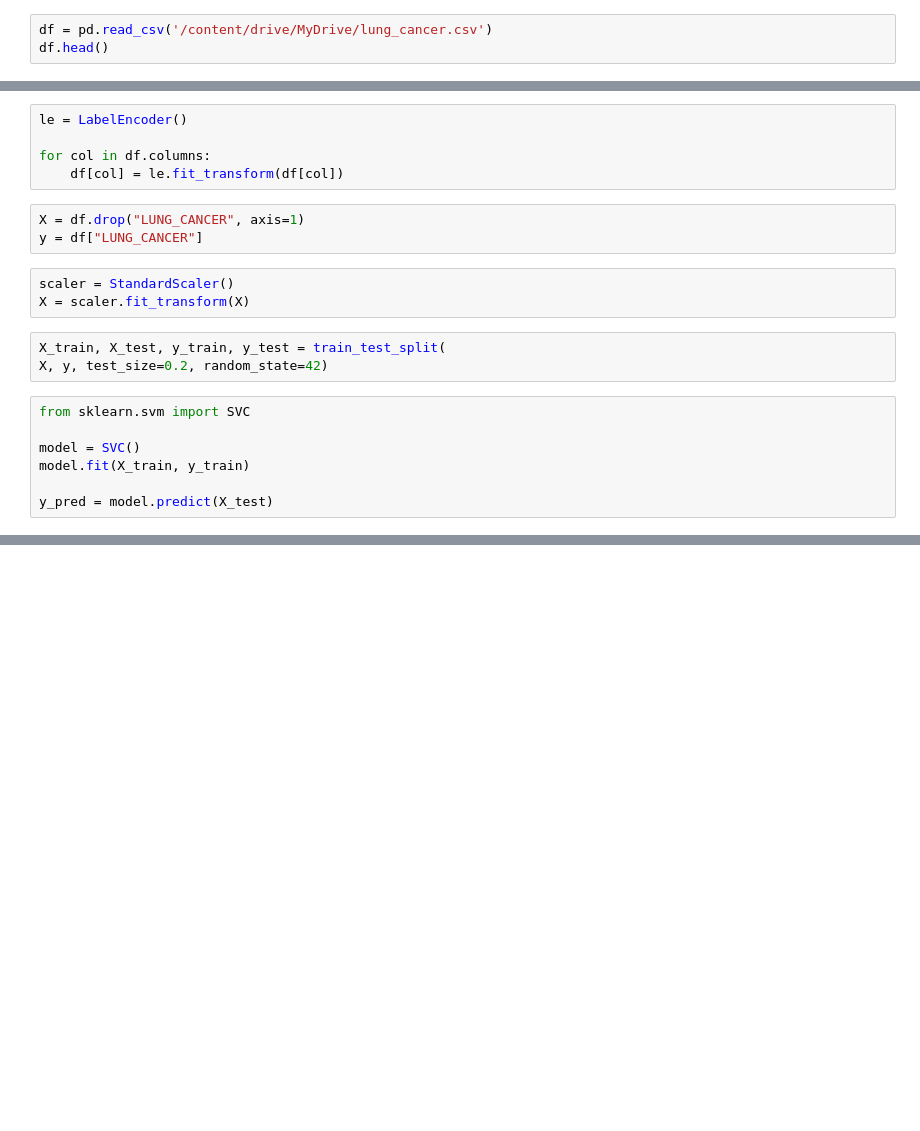
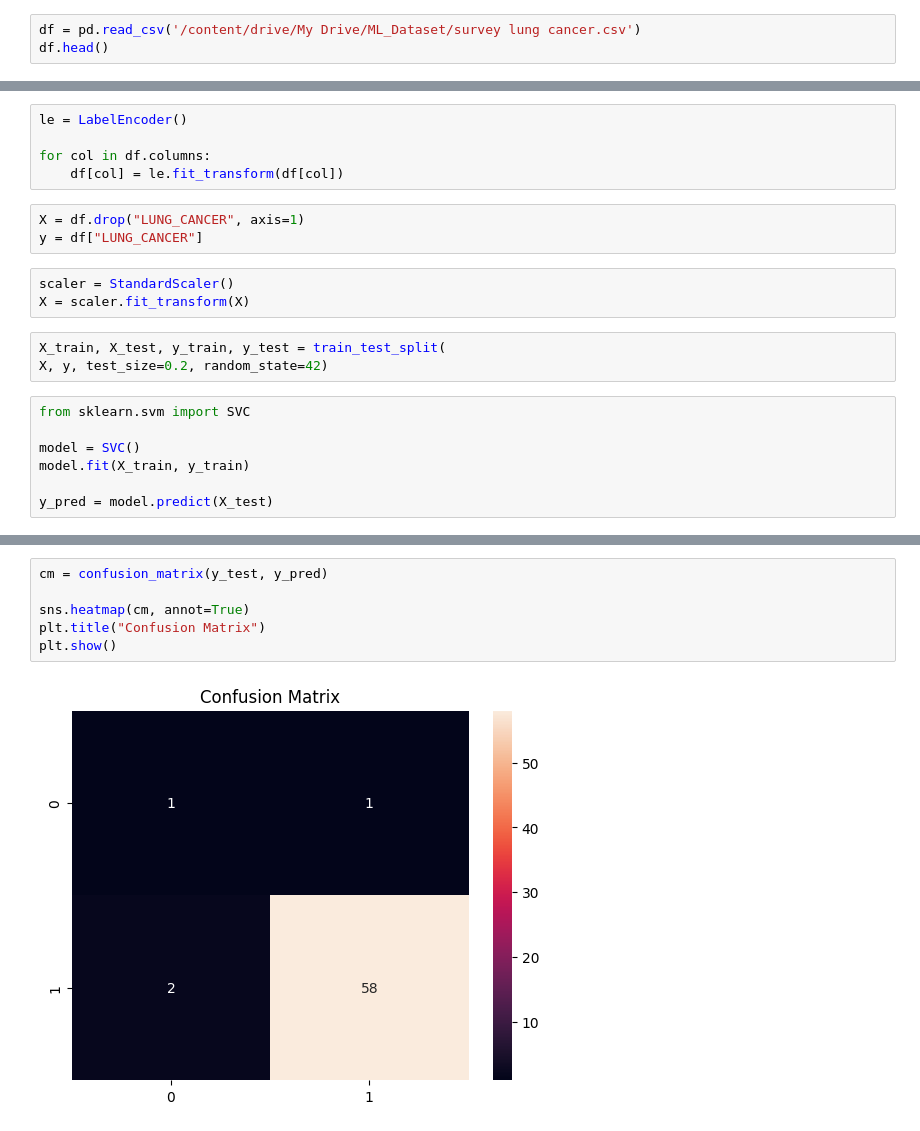
Before and after one commit to harshi2410/ML_Project, a Jupyter notebook: 05_svm_model.ipynb, the cells around one changed output, grey strips where cells are left out. Cells and saved outputs as stored; diff of their text form; blank space fills up the shorter version.

```diff
--- a/05_svm_model.ipynb
+++ b/05_svm_model.ipynb
@@ -16,3 +18,3 @@ drive.mount('/content/drive')
 # %%
-df = pd.read_csv('/content/drive/MyDrive/lung_cancer.csv')
+df = pd.read_csv('/content/drive/My Drive/ML_Dataset/survey lung cancer.csv')
 df.head()
@@ -43,0 +104,8 @@ y_pred = model.predict(X_test)
+# %%
+cm = confusion_matrix(y_test, y_pred)
+
+sns.heatmap(cm, annot=True)
+plt.title("Confusion Matrix")
+plt.show()
+# %% [output]
+[figure, added]
```
Also changed, not shown: parts of 6 cells of this notebook.
